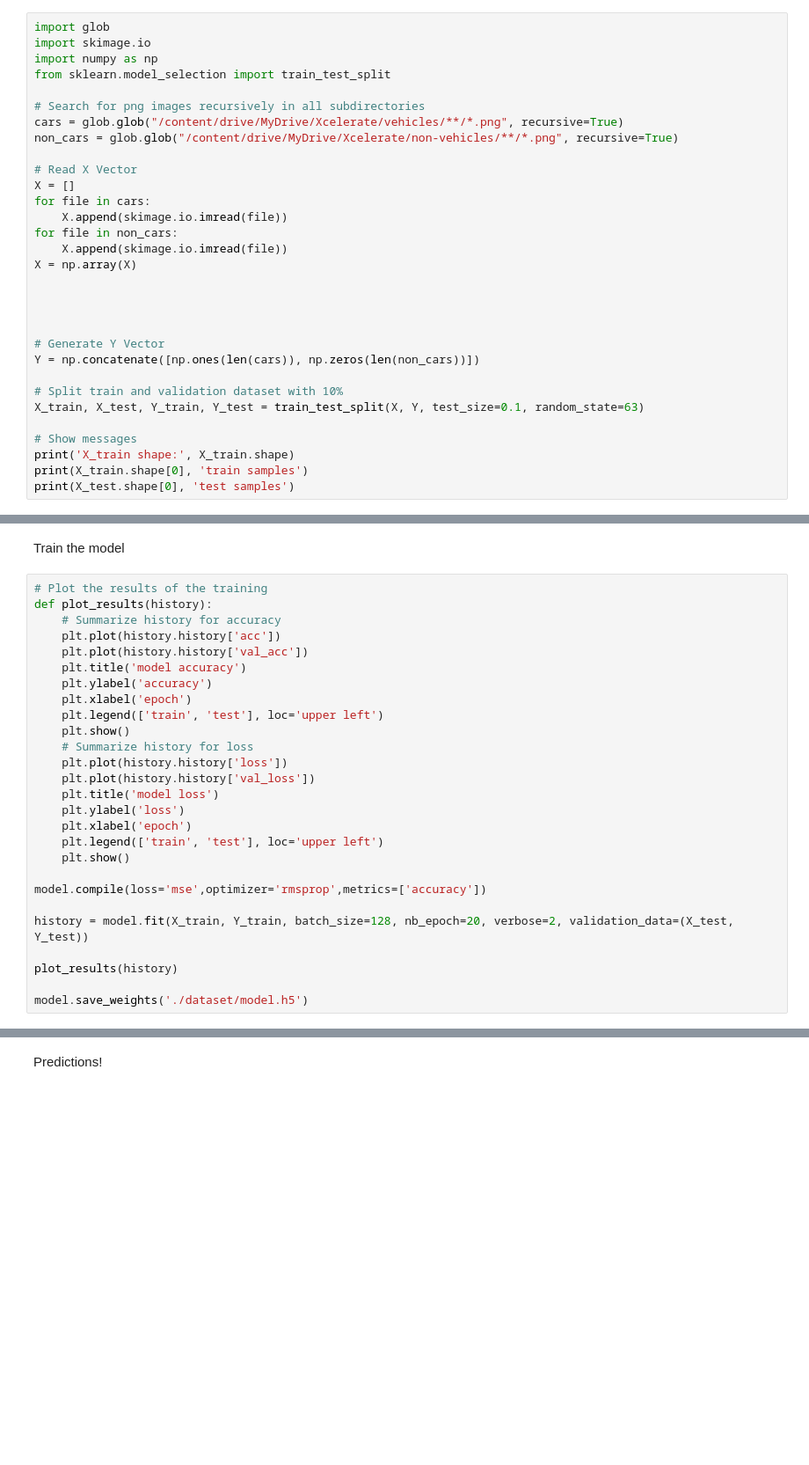
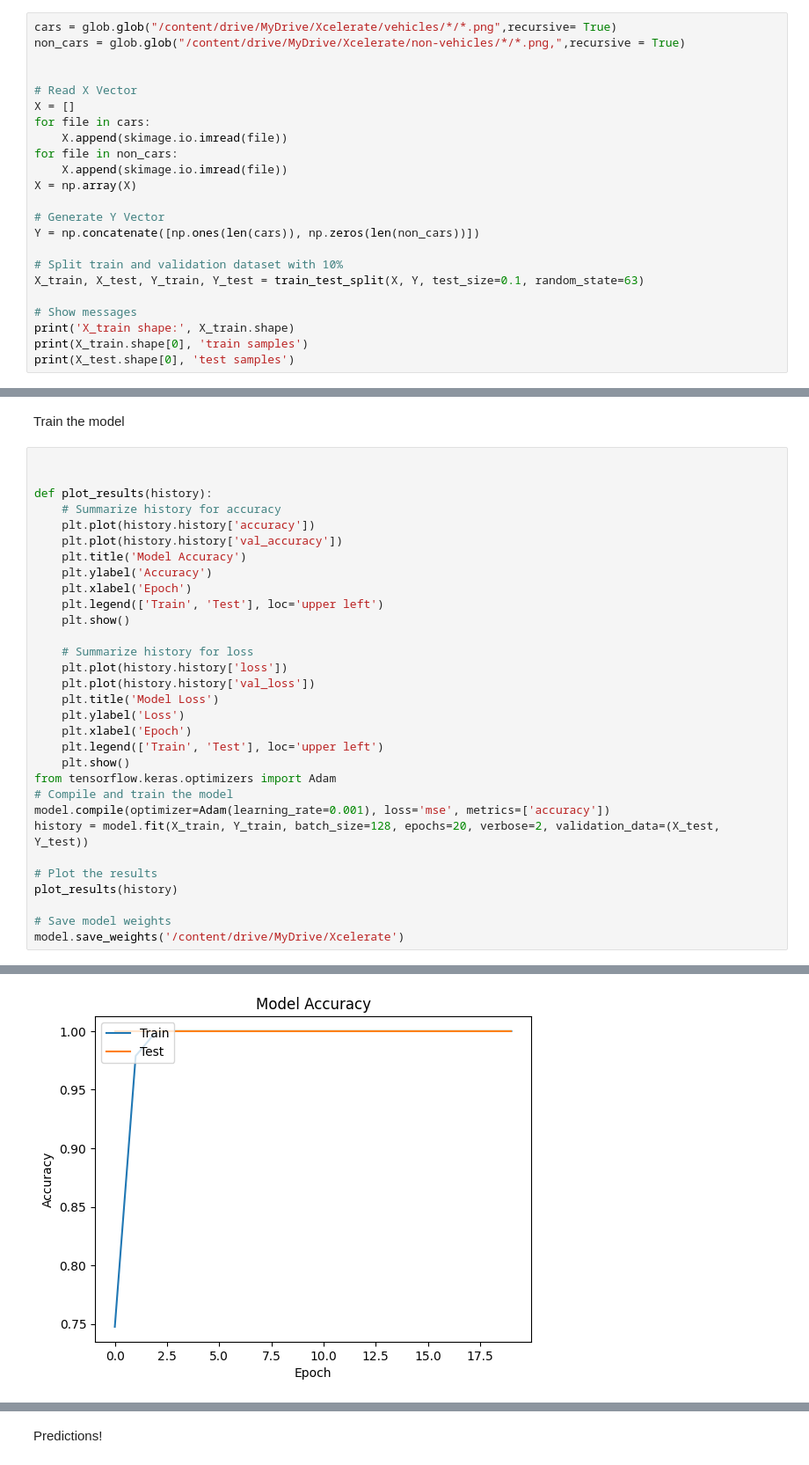
Before and after one commit to yashogale30/Xcelerate, a Jupyter notebook: Lane and car detection project/xcelerate.ipynb, the cells around one changed output, grey strips where cells are left out. Shown at 88% size. Drawn from its saved outputs; the diff is of its cells as text; blank space fills up the shorter version.

```diff
--- a/Lane and car detection project/xcelerate.ipynb
+++ b/Lane and car detection project/xcelerate.ipynb
@@ -27,14 +32,9 @@ from skimage.transform import resize
 # %% [markdown]
 Load the dataset
 # %%
-import glob
-import skimage.io
-import numpy as np
-from sklearn.model_selection import train_test_split
+cars = glob.glob("/content/drive/MyDrive/Xcelerate/vehicles/*/*.png",recursive= True)
+non_cars = glob.glob("/content/drive/MyDrive/Xcelerate/non-vehicles/*/*.png,",recursive = True)
 
-# Search for png images recursively in all subdirectories
-cars = glob.glob("/content/drive/MyDrive/Xcelerate/vehicles/**/*.png", recursive=True)
-non_cars = glob.glob("/content/drive/MyDrive/Xcelerate/non-vehicles/**/*.png", recursive=True)
 
 # Read X Vector
 X = []
@@ -43,9 +43,6 @@ for file in cars:
 for file in non_cars:
     X.append(skimage.io.imread(file))
 X = np.array(X)
-
-
-
 
 # Generate Y Vector
 Y = np.concatenate([np.ones(len(cars)), np.zeros(len(non_cars))])
@@ -141,29 +147,34 @@ Model: "sequential_4"
 # %% [markdown]
 Train the model
 # %%
-# Plot the results of the training
+
+
 def plot_results(history):
     # Summarize history for accuracy
-    plt.plot(history.history['acc'])
-    plt.plot(history.history['val_acc'])
-    plt.title('model accuracy')
-    plt.ylabel('accuracy')
-    plt.xlabel('epoch')
-    plt.legend(['train', 'test'], loc='upper left')
+    plt.plot(history.history['accuracy'])
+    plt.plot(history.history['val_accuracy'])
+    plt.title('Model Accuracy')
+    plt.ylabel('Accuracy')
+    plt.xlabel('Epoch')
+    plt.legend(['Train', 'Test'], loc='upper left')
     plt.show()
+
     # Summarize history for loss
     plt.plot(history.history['loss'])
     plt.plot(history.history['val_loss'])
-    plt.title('model loss')
-    plt.ylabel('loss')
-    plt.xlabel('epoch')
-    plt.legend(['train', 'test'], loc='upper left')
+    plt.title('Model Loss')
+    plt.ylabel('Loss')
+    plt.xlabel('Epoch')
+    plt.legend(['Train', 'Test'], loc='upper left')
     plt.show()
+from tensorflow.keras.optimizers import Adam
+# Compile and train the model
+model.compile(optimizer=Adam(learning_rate=0.001), loss='mse', metrics=['accuracy'])
+history = model.fit(X_train, Y_train, batch_size=128, epochs=20, verbose=2, validation_data=(X_test, Y_test))
 
-model.compile(loss='mse',optimizer='rmsprop',metrics=['accuracy'])
-
-history = model.fit(X_train, Y_train, batch_size=128, nb_epoch=20, verbose=2, validation_data=(X_test, Y_test))
-
+# Plot the results
 plot_results(history)
 
-model.save_weights('./dataset/model.h5')
+# Save model weights
+model.save_weights('/content/drive/MyDrive/Xcelerate')
+# %% [output]
@@ -169,0 +198 @@ model.save_weights('./dataset/model.h5')
+[figure, added]
```
Also changed, not shown: parts of 25 cells of this notebook.
